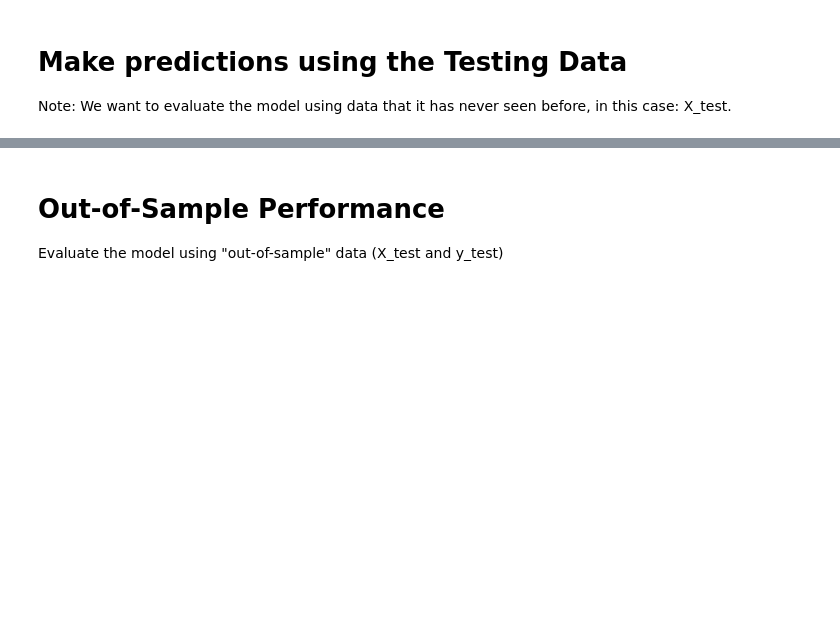
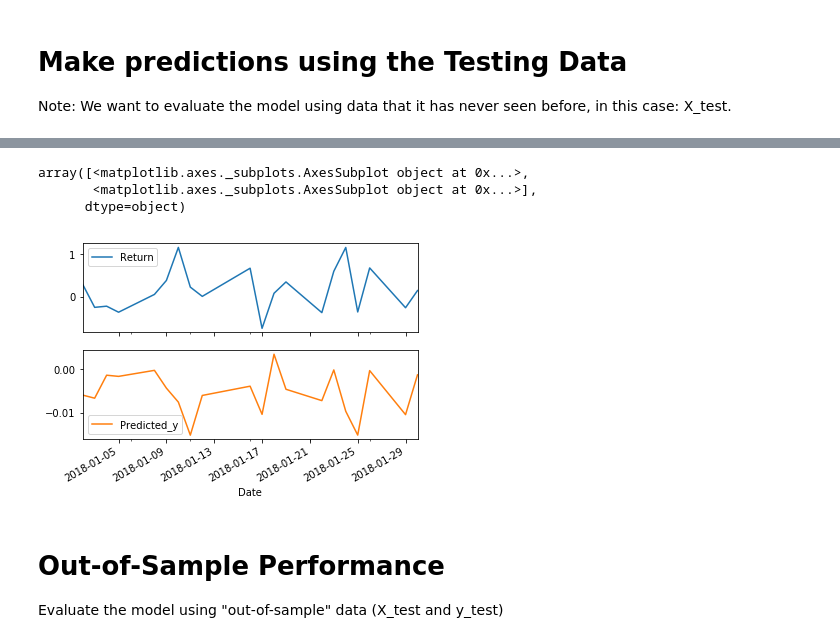
Before and after one commit to baseronu/TSHomework, a Jupyter notebook: regression_analysis.ipynb, the cells around one changed output, grey strips where cells are left out. Drawn from its saved outputs; the diff is of its cells as text; code cells hidden in the pictures; blank space fills up the shorter version.

```diff
--- a/regression_analysis.ipynb
+++ b/regression_analysis.ipynb
@@ -98,7 +97,9 @@ X_train
 from sklearn.linear_model import LinearRegression
 
 # Fit a SKLearn linear regression using just the training set (X_train, Y_train):
-# YOUR CODE HERE!
+# model = LinearRegression()
+model = LinearRegression()
+model.fit(X_train, y_train)
 # %% [output]
 LinearRegression(copy_X=True, fit_intercept=True, n_jobs=None, normalize=False)
 # %% [markdown]
@@ -107,7 +108,11 @@ LinearRegression(copy_X=True, fit_intercept=True, n_jobs=None, normalize=False)
 Note: We want to evaluate the model using data that it has never seen before, in this case: X_test.
 # %%
 # Make a prediction of "y" values using just the test dataset
-# YOUR CODE HERE!
+predictions = model.predict(X_test)
 # %%
 # Assemble actual y data (Y_test) with predicted y data (from just above) into two columns in a dataframe:
 # YOUR CODE HERE!
+df = y_test.to_frame()
+df['Predicted_y']=predictions
+
+df.head()
@@ -122,3 +127,10 @@ array([<matplotlib.axes._subplots.AxesSubplot object at 0x...>,
+# %%
+df[:20].plot(subplots=True)
+# %% [output]
+array([<matplotlib.axes._subplots.AxesSubplot object at 0x...>,
+       <matplotlib.axes._subplots.AxesSubplot object at 0x...>],
+      dtype=object)
+[figure, added]
 # %% [markdown]
 # Out-of-Sample Performance
 
```
Also changed, not shown: parts of 10 cells of this notebook.
